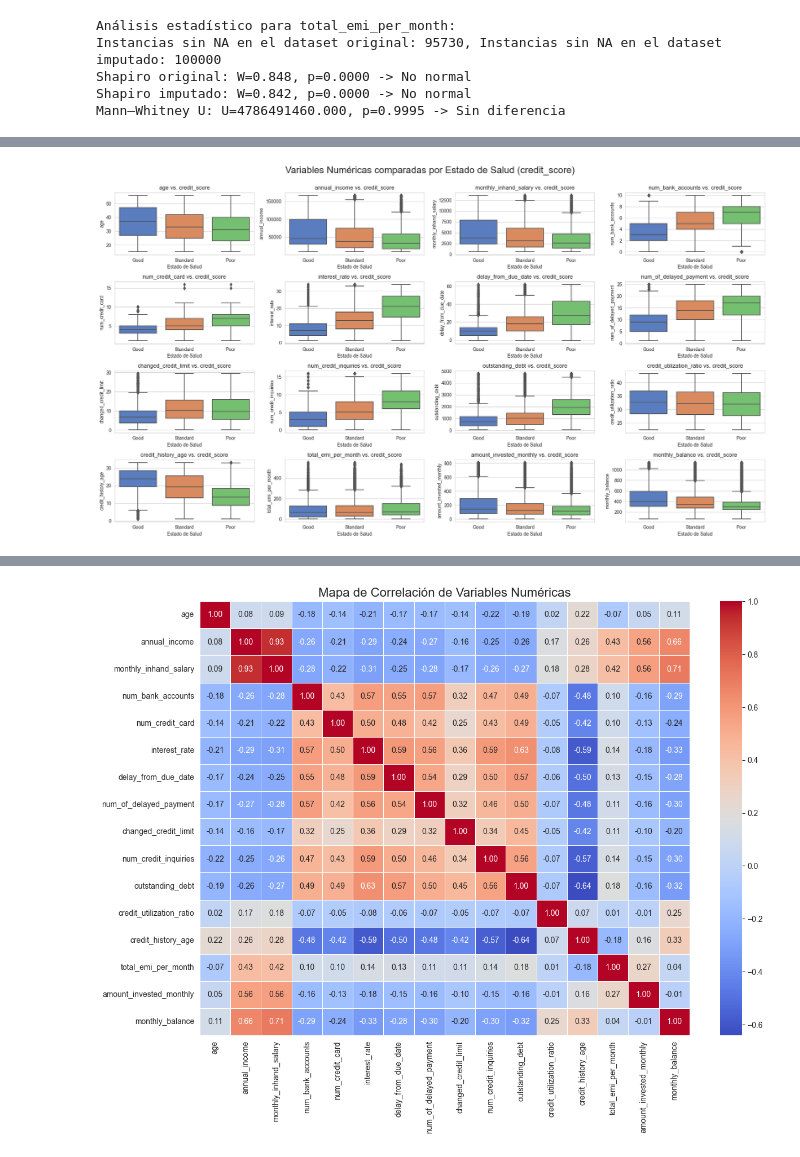
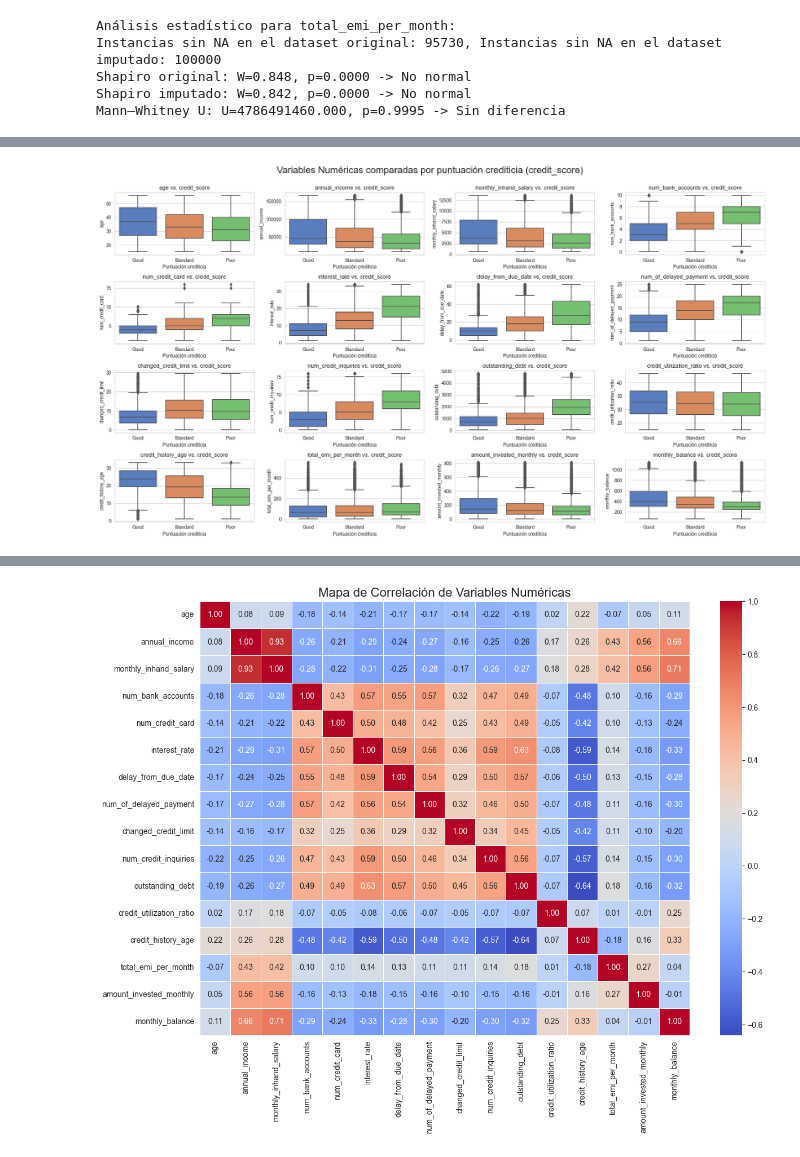
Before and after one commit to luispenaranda08/Credit-Score-Classsification-w-Machine-Learning, a Jupyter notebook: eda.ipynb, the cells around one changed output, grey strips where cells are left out. Saved outputs shown, nothing was run; the diff lists cells and outputs as text; code cells hidden in the pictures.

```diff
--- a/eda.ipynb
+++ b/eda.ipynb
@@ -108,5 +104,5 @@ sns.set_style('whitegrid')
 plt.style.use('seaborn-v0_8-deep')
 from sklearn.preprocessing import StandardScaler, OneHotEncoder
 # %%
-df= pd.read_csv('https://raw.githubusercontent.com/luispenaranda08/Integrative-Machine-Learning-Project/refs/heads/Hector/train.csv')
+df= pd.read_csv('https://raw.githubusercontent.com/luispenaranda08/Credit-Score-Classsification-w-Machine-Learning/refs/heads/Luis/train.csv')
 # %% [markdown]
@@ -671,6 +666,6 @@ def eval_num(df,df_imputado, col, alpha=0.05):
 # %% [markdown]
 Y evaluamos las imputaciones realizadas:
 # %%
-for col in num_cols:
+for col in imputed_vars:
     eval_num(df,df_final, col)
 # %% [output]
@@ -1055,16 +1060,16 @@ Ahora vamos a ver si los valores numéricos (como la presión arterial o el IMC)
 # %%
 
 plt.figure(figsize=(20, 12))
-plt.suptitle('Variables Numéricas comparadas por Estado de Salud (credit_score)', size=20, y=0.95)
+plt.suptitle('Variables Numéricas comparadas por puntuación crediticia (credit_score)', size=20, y=0.95)
 
 for i, col in enumerate(num_cols, 1):
     plt.subplot(4, 4, i)
     sns.boxplot(x='credit_score', y=col, data=df_real, palette='muted')
     plt.title(f'{col} vs. credit_score')
-    plt.xlabel('Estado de Salud')
+    plt.xlabel('Puntuación crediticia')
     plt.ylabel(col)
 
 plt.tight_layout(rect=[0, 0.03, 1, 0.95])
 plt.show()
 # %% [output]
-[figure, old version]
+[figure, new version]
```
Also changed, not shown: parts of 81 cells of this notebook, 1 other file.
